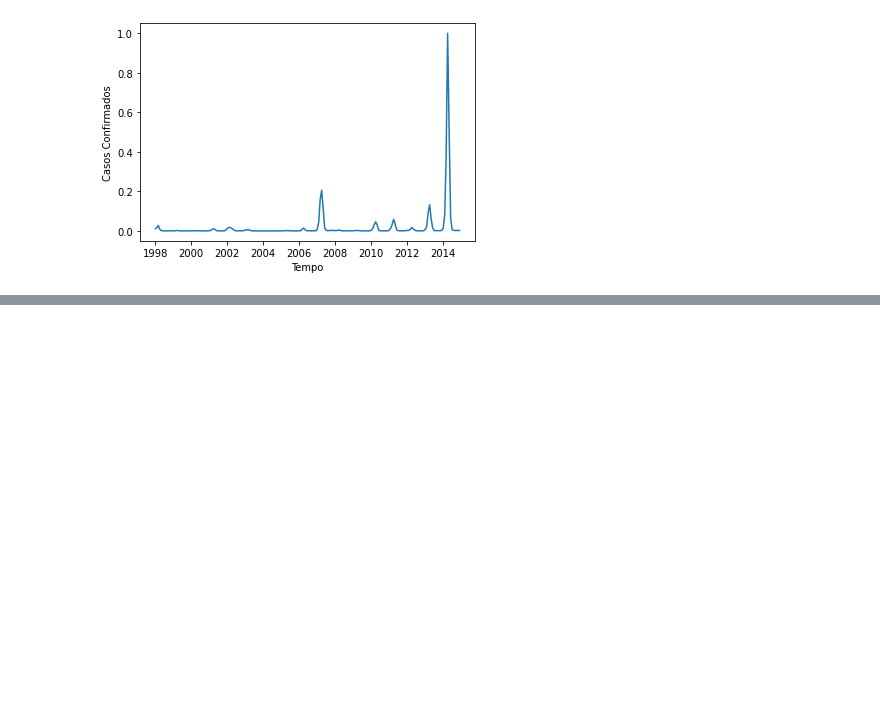
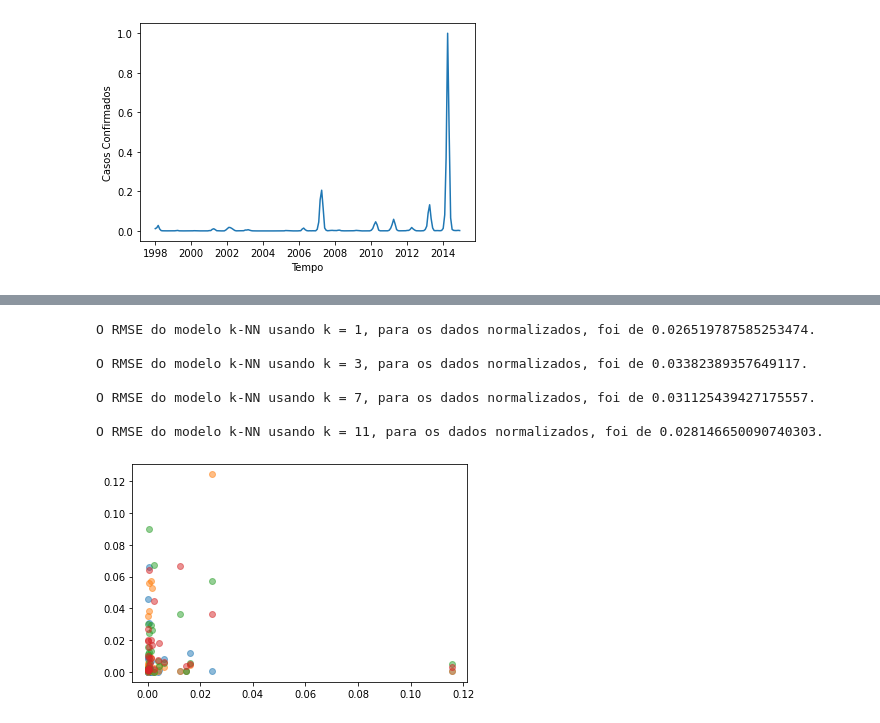
Before and after one commit to AnaLoponi/Machine_Learning_Casos_de_Dengue, a Jupyter notebook: notebook_dengue.ipynb, the cells around one changed output, grey strips where cells are left out. Drawn from its saved outputs; the diff is of its cells as text; code cells hidden in the pictures; blank space fills up the shorter version.

```diff
--- a/notebook_dengue.ipynb
+++ b/notebook_dengue.ipynb
@@ -381,0 +558,28 @@ plt.show()
+# %%
+# Número de vizinhos ímpares
+
+VIZINHOS = [1, 3, 7, 11]
+
+for n in VIZINHOS:
+
+    modelo_knn = KNeighborsRegressor(n_neighbors=n)
+
+    modelo_knn.fit(normalizador_x.transform(X_treino), normalizador_y.transform(y_treino))
+
+    y_verdadeiro = normalizador_y.transform(y_teste)
+    y_previsao = modelo_knn.predict(normalizador_x.transform(X_teste))
+
+    RMSE = mean_squared_error(y_verdadeiro, y_previsao, squared=False)
+    print(f"O RMSE do modelo k-NN usando k = {n}, para os dados normalizados, foi de {RMSE}.")
+    print()
+
+    plt.plot(y_verdadeiro, y_previsao, ls="none", marker="o", alpha=0.5)
+# %% [output]
+O RMSE do modelo k-NN usando k = 1, para os dados normalizados, foi de 0.026519787585253474.
+
+O RMSE do modelo k-NN usando k = 3, para os dados normalizados, foi de 0.03382389357649117.
+
+O RMSE do modelo k-NN usando k = 7, para os dados normalizados, foi de 0.031125439427175557.
+
+O RMSE do modelo k-NN usando k = 11, para os dados normalizados, foi de 0.028146650090740303.
+[figure, added]
```
Also changed, not shown: parts of 47 cells of this notebook.
